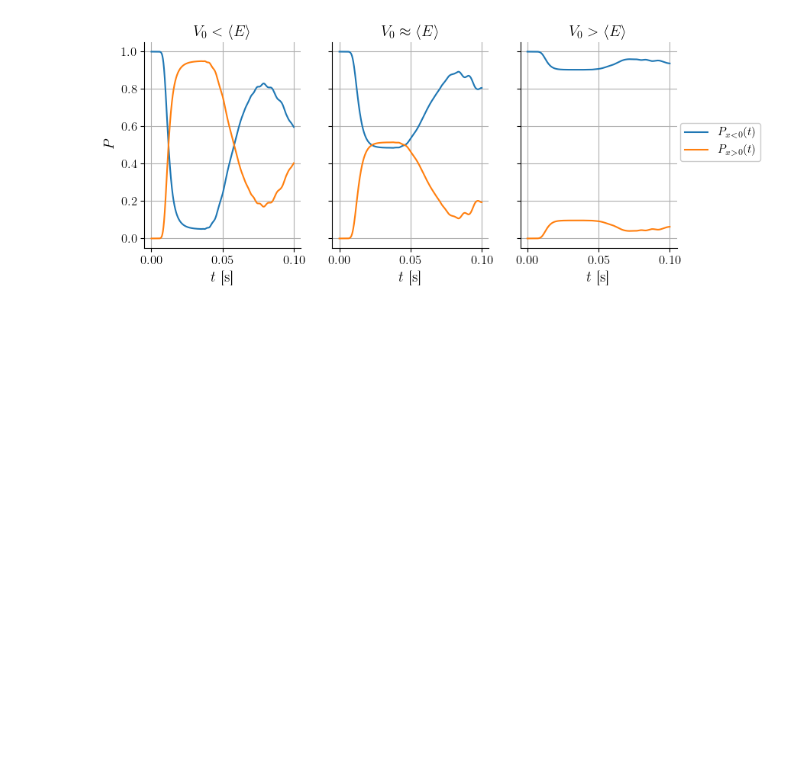
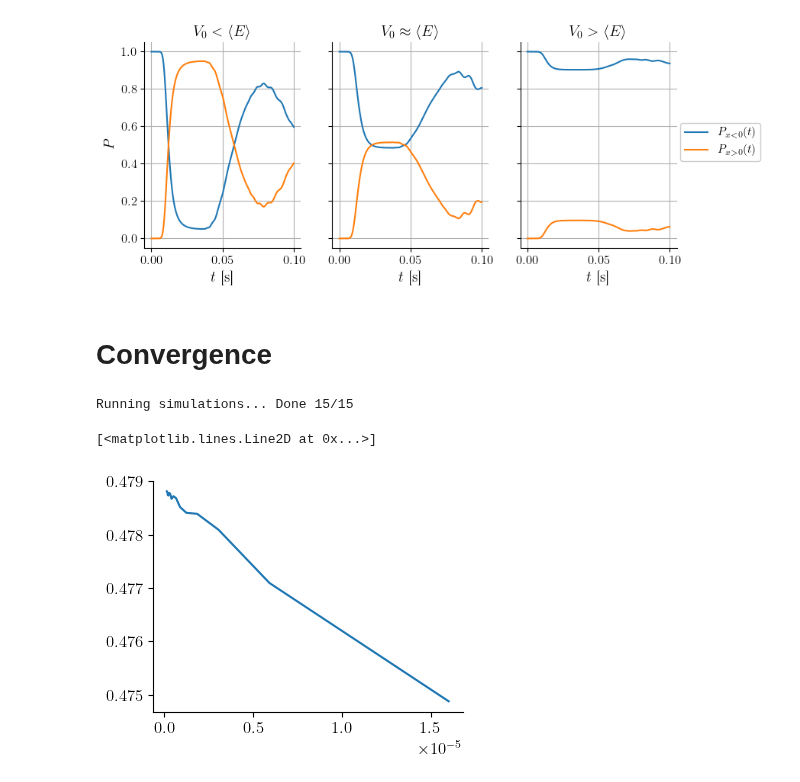
Before and after one commit to TomVdt/PhysNum, a Jupyter notebook: exercice6/analysis/analysis_ii.ipynb, the cells around one changed output. Drawn from its saved outputs; the diff is of its cells as text; code cells hidden in the pictures; blank space fills up the shorter version.

```diff
--- a/exercice6/analysis/analysis_ii.ipynb
+++ b/exercice6/analysis/analysis_ii.ipynb
@@ -124,3 +124,41 @@ fig.legend(bbox_to_anchor=(1.03,0.6))
 #     plt.grid()
 #     plt.legend()
 #     plt.show()
+# %% [markdown]
+# Convergence
+# %%
+def extract_at_time(dataset: tuple[dict, np.ndarray, np.ndarray, np.ndarray]) -> tuple[np.ndarray, ...]:
+    params, data_pot, data_psi2, data_obs = dataset
+    t = data_obs[:,0]
+    index = np.argmin(np.abs(t-0.03))
+    # x = data_pot[:,0]
+    prob_right = data_obs[:,2]
+    H_moy = data_obs[:,3]
+
+    return t[index], prob_right[index], H_moy[index]
+# %%
+Nintervals = np.linspace(500, 5000, num=15)
+
+dataset_conv_nx = run_with_params(
+    config_name,
+    gen_variations({
+        'V0': [E],
+        'Nintervals': Nintervals
+    })
+)
+# %% [output]
+Running simulations... Done 15/15
+# %%
+probs = []
+for i, (params, data_pot, data_psi2, data_obs) in enumerate(dataset_conv_nx):
+    t, prob, E = extract_at_time((params, data_pot, data_psi2, data_obs))
+    # print(t)
+    probs.append(prob)
+probs = np.array(probs)
+# %%
+L = conf['xR'] - conf['xL']
+dxs = L/Nintervals
+plt.plot(dxs**2, probs)
+# %% [output]
+[<matplotlib.lines.Line2D at 0x...>]
+[figure, added]
```
Also changed, not shown: parts of 9 cells of this notebook.
